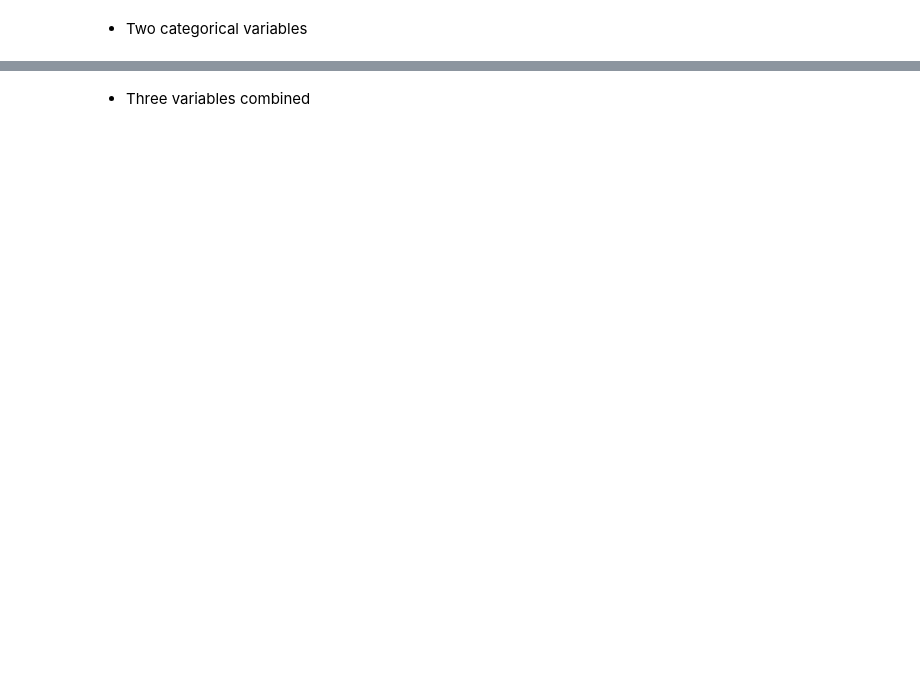
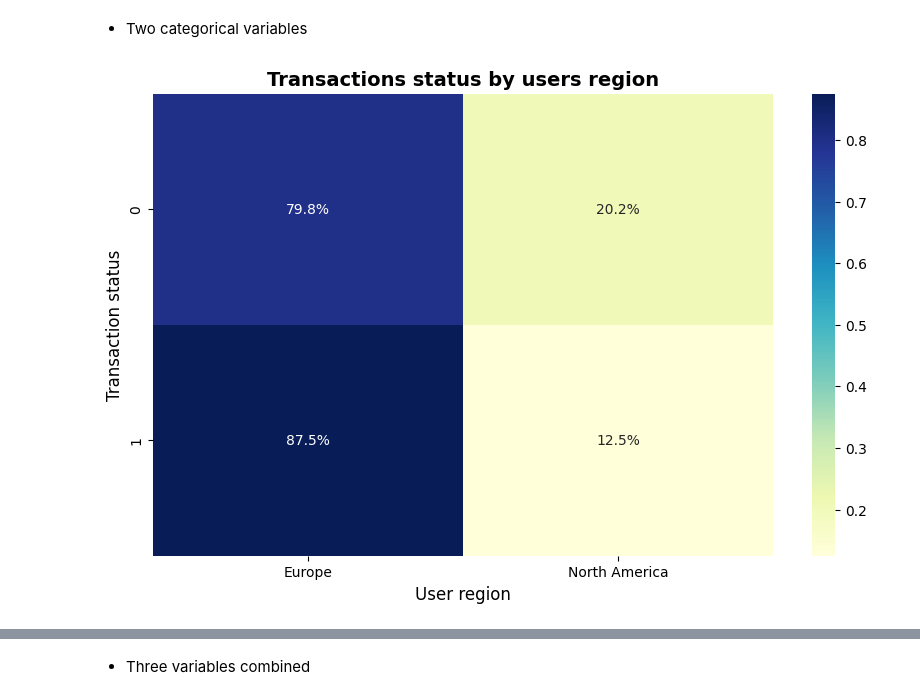
Before and after one commit to flordis/IT-Academy, a Jupyter notebook: sprint11/sprint11.ipynb, the cells around one changed output, grey strips where cells are left out. Cells and saved outputs as stored; diff of their text form; code cells hidden in the pictures; blank space fills up the shorter version.

```diff
--- a/sprint11/sprint11.ipynb
+++ b/sprint11/sprint11.ipynb
@@ -184,10 +184,12 @@ plt.show()
 # %% [markdown]
 - Two categorical variables
 # %%
-#Dos variables Categoricas
-# Heatmap
 plt.figure(figsize=(10, 6))
-ct = pd.crosstab(df_last_transaction['country'], df_last_transaction['Status'])
-sns.heatmap(ct, annot=True, fmt='d', cmap='YlGnBu')
-#plt.title('Transacciones Aceptadas/Rechazadas por Origen del Usuario')
+tsr = pd.crosstab(transactions['declined'], users['region'], normalize='index')
+sns.heatmap(tsr, annot=True, fmt='.1%', cmap='YlGnBu')
+plt.title('Transactions status by users region', fontsize=14, fontweight='bold')
+plt.ylabel('Transaction status', fontsize=12)
+plt.xlabel('User region', fontsize=12)
 plt.show()
+# %% [output]
+[figure, added]
```
Also changed, not shown: parts of 20 cells of this notebook.
